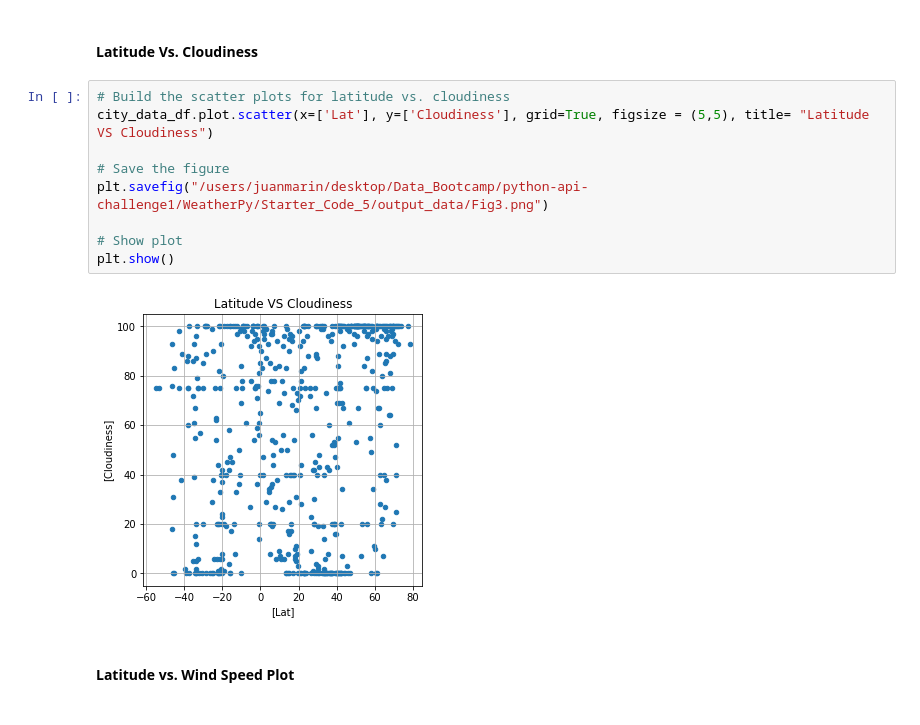
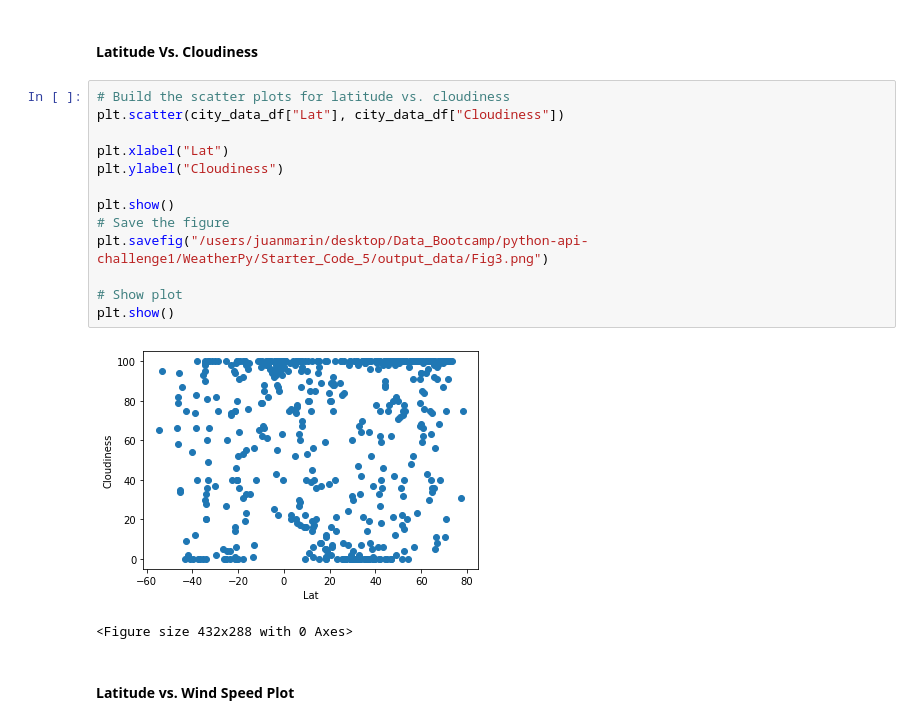
Before and after one commit to Juanfelmarin/python-api-challenge1, a Jupyter notebook: WeatherPy/WeatherPy.ipynb, the cells around one changed output. Saved outputs shown, nothing was run; the diff lists cells and outputs as text.

```diff
--- a/WeatherPy/WeatherPy.ipynb
+++ b/WeatherPy/WeatherPy.ipynb
@@ -222,15 +235,20 @@ plt.show()
 #### Latitude Vs. Cloudiness
 # %%
 # Build the scatter plots for latitude vs. cloudiness
-city_data_df.plot.scatter(x=['Lat'], y=['Cloudiness'], grid=True, figsize = (5,5), title= "Latitude VS Cloudiness")
+plt.scatter(city_data_df["Lat"], city_data_df["Cloudiness"])
 
+plt.xlabel("Lat")
+plt.ylabel("Cloudiness")
+
+plt.show()
 # Save the figure
 plt.savefig("/users/juanmarin/desktop/Data_Bootcamp/python-api-challenge1/WeatherPy/Starter_Code_5/output_data/Fig3.png")
 
 # Show plot
 plt.show()
 # %% [output]
-[figure, old version]
+[figure, new version]
+<Figure size 432x288 with 0 Axes>
 # %% [markdown]
 #### Latitude vs. Wind Speed Plot
 # %%
```
Also changed, not shown: parts of 26 cells of this notebook, 9 other files.
